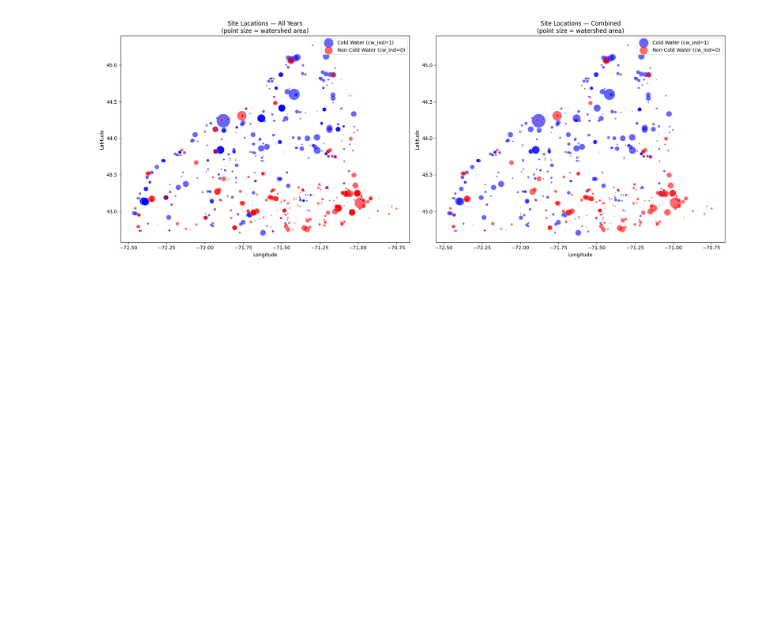
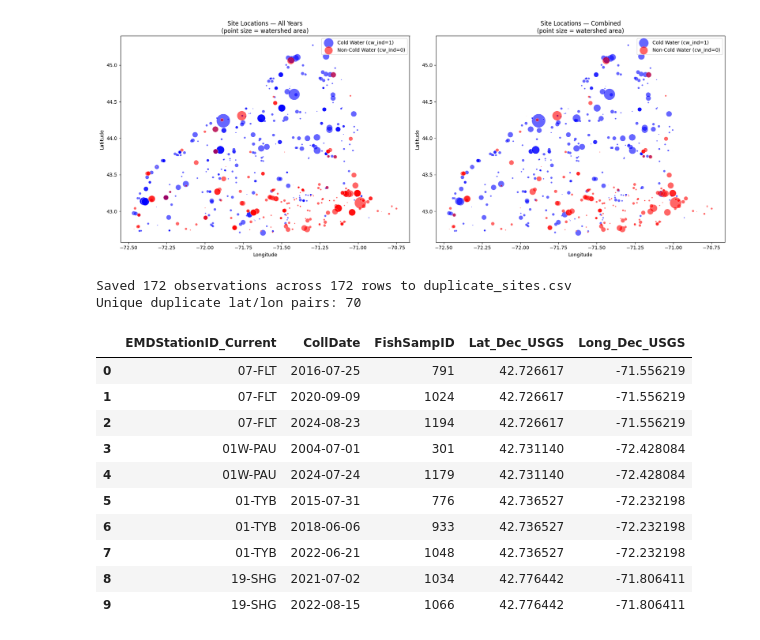
Before and after one commit to ShamSarris/nhdes-cw-stream-modelling, a Jupyter notebook: src/data_prep.ipynb, the cells around one changed output. Drawn from its saved outputs; the diff is of its cells as text; code cells hidden in the pictures; blank space fills up the shorter version.

Commit message:
unused dup sites changes

```diff
--- a/src/data_prep.ipynb
+++ b/src/data_prep.ipynb
@@ -569,3 +569,37 @@ plt.tight_layout()
 plt.show()
 # %% [output]
 [figure]
+# %%
+import pandas as pd
+
+fish = pd.read_excel('./data/20260316_Fish_Data.xlsx', sheet_name='Fish')
+
+# One row per unique sample (FishSampID is the sample-level key)
+samples = (
+    fish.dropna(subset=['Lat_Dec_USGS', 'Long_Dec_USGS'])
+    .drop_duplicates(subset=['FishSampID'])
+    [['EMDStationID_Current', 'CollDate', 'FishSampID', 'Lat_Dec_USGS', 'Long_Dec_USGS']]
+)
+
+# Find lat/lon pairs that appear across more than one sample
+dup_mask = samples.duplicated(subset=['Lat_Dec_USGS', 'Long_Dec_USGS'], keep=False)
+duplicate_sites = samples[dup_mask].sort_values(['Lat_Dec_USGS', 'Long_Dec_USGS', 'CollDate']).reset_index(drop=True)
+
+duplicate_sites.to_csv('./data/duplicate_sites.csv', index=False)
+print(f"Saved {len(duplicate_sites)} observations across {dup_mask.sum() // 1} rows to duplicate_sites.csv")
+print(f"Unique duplicate lat/lon pairs: {duplicate_sites.groupby(['Lat_Dec_USGS', 'Long_Dec_USGS']).ngroups}")
+duplicate_sites.head(10)
+# %% [output]
+Saved 172 observations across 172 rows to duplicate_sites.csv
+Unique duplicate lat/lon pairs: 70
+|  | EMDStationID_Current | CollDate | FishSampID | Lat_Dec_USGS | Long_Dec_USGS |
+| 0 | 07-FLT | 2016-07-25 | 791 | 42.726617 | -71.556219 |
+| 1 | 07-FLT | 2020-09-09 | 1024 | 42.726617 | -71.556219 |
+| 2 | 07-FLT | 2024-08-23 | 1194 | 42.726617 | -71.556219 |
+| 3 | 01W-PAU | 2004-07-01 | 301 | 42.731140 | -72.428084 |
+| 4 | 01W-PAU | 2024-07-24 | 1179 | 42.731140 | -72.428084 |
+| 5 | 01-TYB | 2015-07-31 | 776 | 42.736527 | -72.232198 |
+| 6 | 01-TYB | 2018-06-06 | 933 | 42.736527 | -72.232198 |
+| 7 | 01-TYB | 2022-06-21 | 1048 | 42.736527 | -72.232198 |
+| 8 | 19-SHG | 2021-07-02 | 1034 | 42.776442 | -71.806411 |
+| 9 | 19-SHG | 2022-08-15 | 1066 | 42.776442 | -71.806411 |
```
Also changed, not shown: 1 other file.
